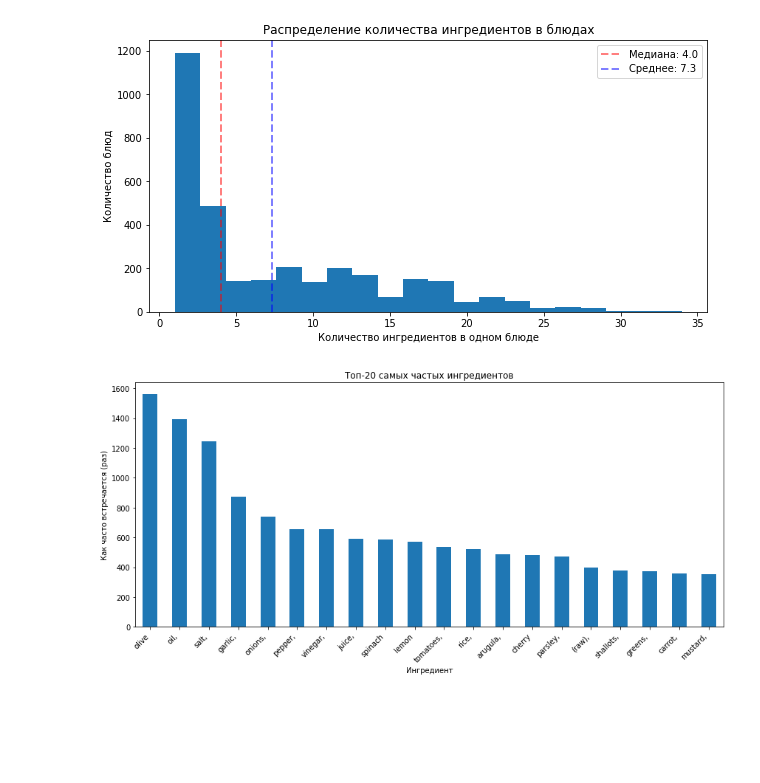
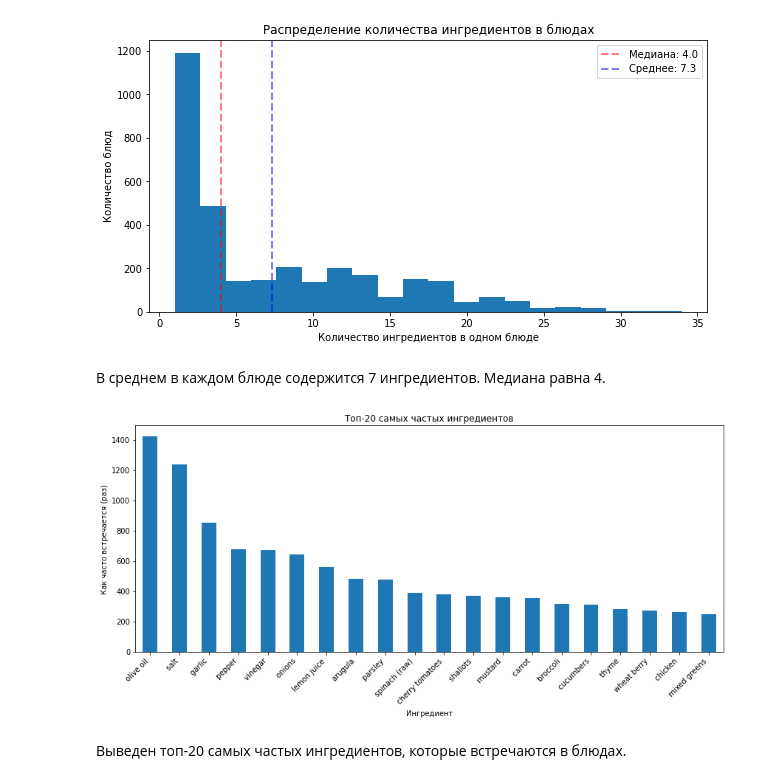
Before and after one commit to d3l0st/dish_anilsys, a Jupyter notebook: notebook_rusakov.ipynb, the cells around one changed output. Drawn from its saved outputs; the diff is of its cells as text; code cells hidden in the pictures; blank space fills up the shorter version.

```diff
--- a/notebook_rusakov.ipynb
+++ b/notebook_rusakov.ipynb
@@ -108,18 +110,22 @@ plt.legend()
 plt.show()
 # %% [output]
 [figure]
+# %% [markdown]
+В среднем в каждом блюде содержится 7 ингредиентов. Медиана равна 4.
 # %%
-top_ingredients = dishes['ingredients'].str.split().explode().value_counts().head(20)
+top_ingredients = dishes['ingredients'].str.split(',').explode().value_counts().head(20)
 
 plt.figure(figsize=(12, 6))
 top_ingredients.plot(kind='bar')
 
 plt.title("Топ-20 самых частых ингредиентов")
 plt.xlabel("Ингредиент")
 plt.ylabel("Как часто встречается (раз)")
 plt.xticks(rotation=45, ha='right')
 plt.tight_layout()
 
 plt.show()
 # %% [output]
-[figure, old version]
+[figure, new version]
+# %% [markdown]
+Выведен топ-20 самых частых ингредиентов, которые встречаются в блюдах.
```
Also changed, not shown: parts of 1 cell of this notebook.
